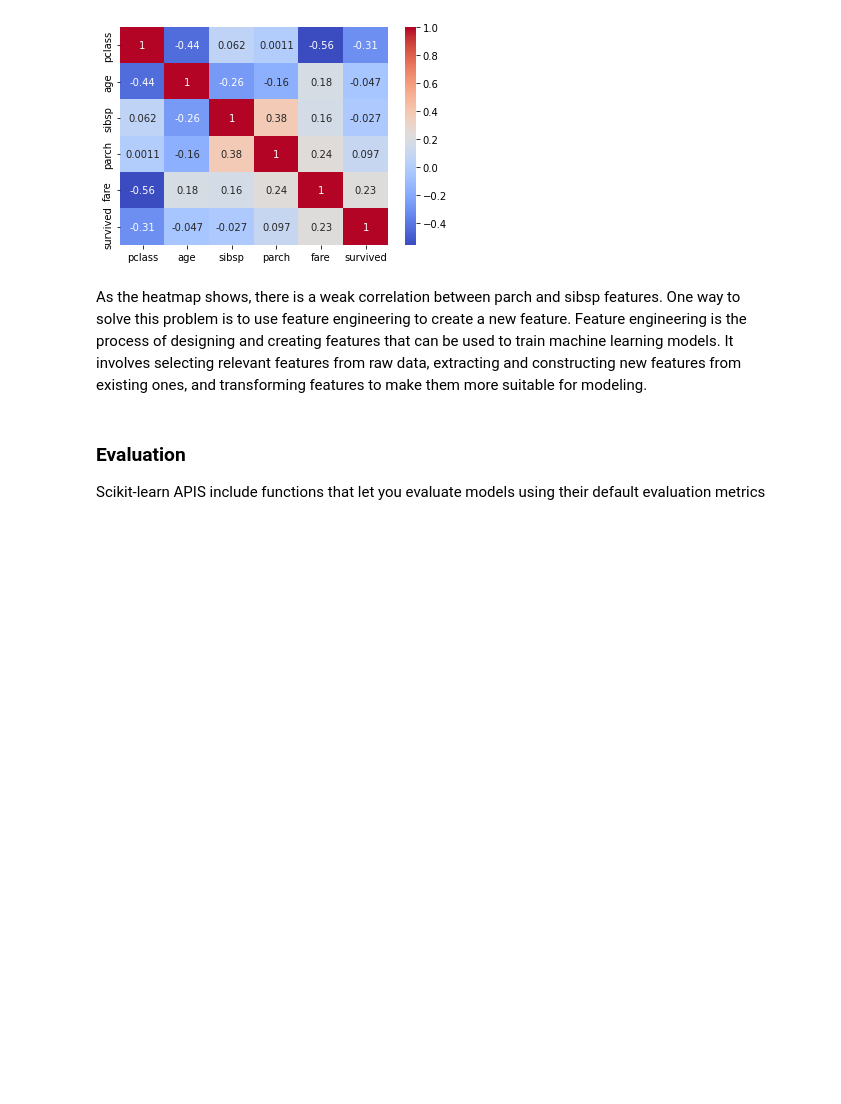
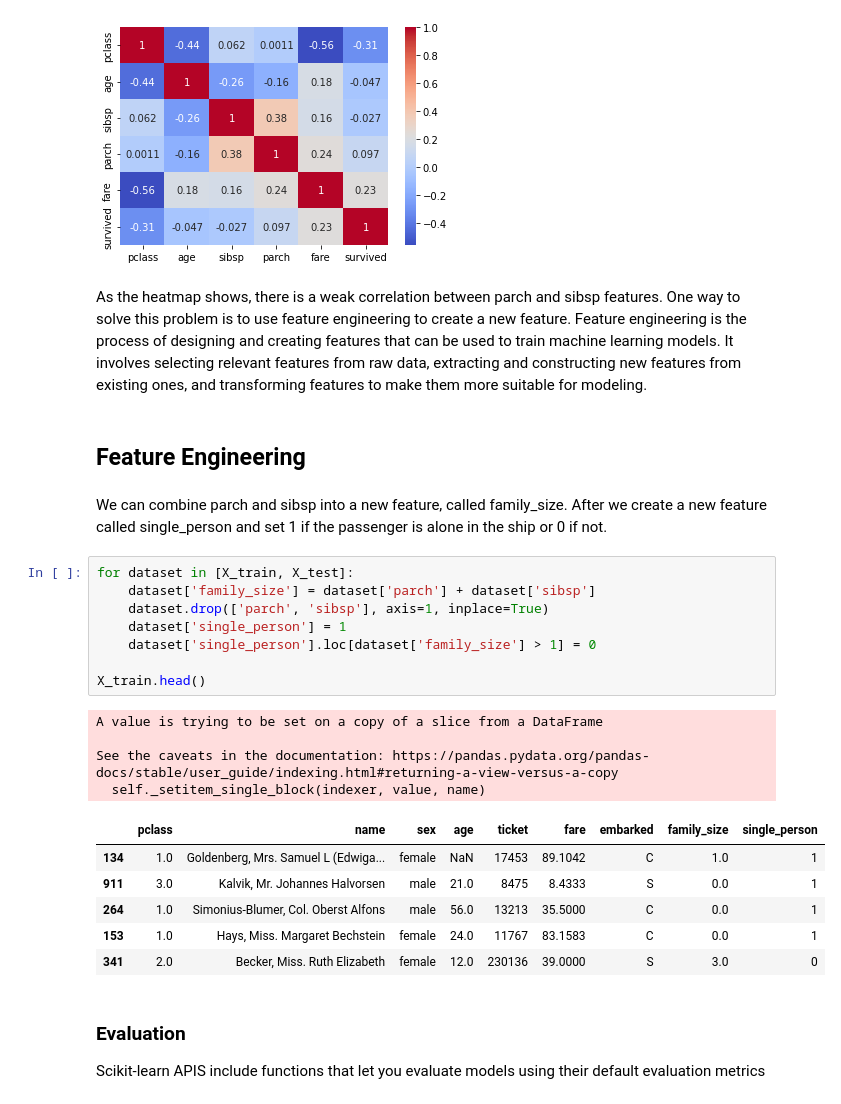
Before and after one commit to mathewsrc/Predict-survival-on-the-Titanic-with-XGBoost, a Jupyter notebook: Predict_survival_on_the_Titanic_with_XGBoost.ipynb, the cells around one changed output. Saved outputs shown, nothing was run; the diff lists cells and outputs as text; blank space fills up the shorter version.

```diff
--- a/Predict_survival_on_the_Titanic_with_XGBoost.ipynb
+++ b/Predict_survival_on_the_Titanic_with_XGBoost.ipynb
@@ -121,6 +133,29 @@ plt.show()
 [figure]
 # %% [markdown]
 As the heatmap shows, there is a weak correlation between parch and sibsp features. One way to solve this problem is to use feature engineering to create a new feature. Feature engineering is the process of designing and creating features that can be used to train machine learning models. It involves selecting relevant features from raw data, extracting and constructing new features from existing ones, and transforming features to make them more suitable for modeling.
+# %% [markdown]
+## **Feature Engineering**
+# %% [markdown]
+We can combine parch and sibsp into a new feature, called family_size. After we create a new feature called single_person and set 1 if the passenger is alone in the ship or 0 if not.
+# %%
+for dataset in [X_train, X_test]:
+    dataset['family_size'] = dataset['parch'] + dataset['sibsp']
+    dataset.drop(['parch', 'sibsp'], axis=1, inplace=True)
+    dataset['single_person'] = 1
+    dataset['single_person'].loc[dataset['family_size'] > 1] = 0
+
+X_train.head()
+# %% [output]
+A value is trying to be set on a copy of a slice from a DataFrame
+
+See the caveats in the documentation: https://pandas.pydata.org/pandas-docs/stable/user_guide/indexing.html#returning-a-view-versus-a-copy
+  self._setitem_single_block(indexer, value, name)
+|  | pclass | name | sex | age | ticket | fare | embarked | family_size | single_person |
+| 134 | 1.0 | Goldenberg, Mrs. Samuel L (Edwiga... | female | NaN | 17453 | 89.1042 | C | 1.0 | 1 |
+| 911 | 3.0 | Kalvik, Mr. Johannes Halvorsen | male | 21.0 | 8475 | 8.4333 | S | 0.0 | 1 |
+| 264 | 1.0 | Simonius-Blumer, Col. Oberst Alfons | male | 56.0 | 13213 | 35.5000 | C | 0.0 | 1 |
+| 153 | 1.0 | Hays, Miss. Margaret Bechstein | female | 24.0 | 11767 | 83.1583 | C | 0.0 | 1 |
+| 341 | 2.0 | Becker, Miss. Ruth Elizabeth | female | 12.0 | 230136 | 39.0000 | S | 3.0 | 0 |
 # %% [markdown]
 ### Evaluation
 
```
Also changed, not shown: parts of 4 cells of this notebook.
